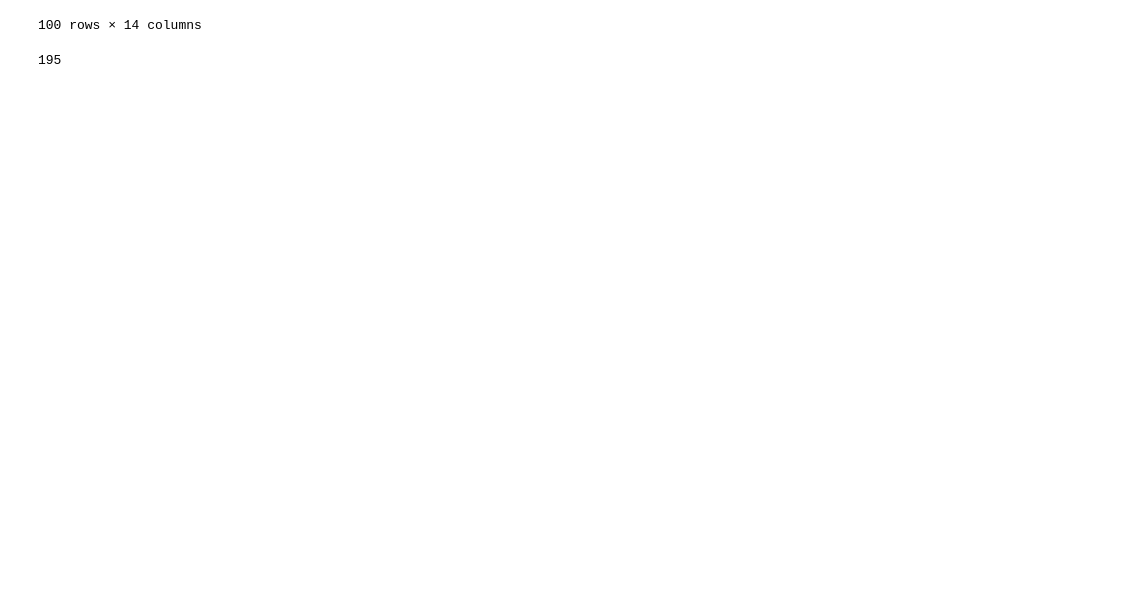
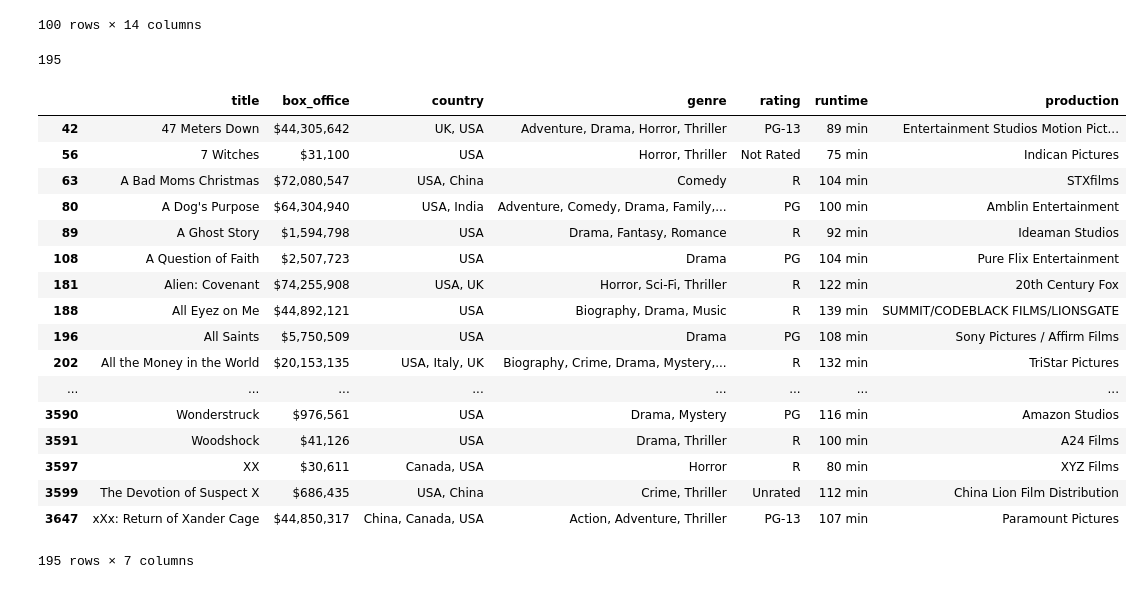
Before and after one commit to rebeca-lamas/machine-learning-project, a Jupyter notebook: Resources/2017_compiling_data/2017_data_cleaning.ipynb, the cells around one changed output. Saved outputs shown, nothing was run; the diff lists cells and outputs as text; code cells hidden in the pictures; blank space fills up the shorter version.

Commit message:
2017 test data

```diff
--- a/Resources/2017_compiling_data/2017_data_cleaning.ipynb
+++ b/Resources/2017_compiling_data/2017_data_cleaning.ipynb
@@ -58,3 +58,26 @@ len(df)
 195
 # %%
 df.to_csv('../data/compiled_2017_data.csv', index=False)
+# %%
+test = df[['title', 'box_office', 'country', 'genre', 'rating', 'runtime', 'production']]
+# %%
+test
+# %% [output]
+|  | title | box_office | country | genre | rating | runtime | production |
+| 42 | 47 Meters Down | $44,305,642 | UK, USA | Adventure, Drama, Horror, Thriller | PG-13 | 89 min | Entertainment Studios Motion Pict... |
+| 56 | 7 Witches | $31,100 | USA | Horror, Thriller | Not Rated | 75 min | Indican Pictures |
+| 63 | A Bad Moms Christmas | $72,080,547 | USA, China | Comedy | R | 104 min | STXfilms |
+| 80 | A Dog's Purpose | $64,304,940 | USA, India | Adventure, Comedy, Drama, Family,... | PG | 100 min | Amblin Entertainment |
+| 89 | A Ghost Story | $1,594,798 | USA | Drama, Fantasy, Romance | R | 92 min | Ideaman Studios |
+| 108 | A Question of Faith | $2,507,723 | USA | Drama | PG | 104 min | Pure Flix Entertainment |
+| 181 | Alien: Covenant | $74,255,908 | USA, UK | Horror, Sci-Fi, Thriller | R | 122 min | 20th Century Fox |
+| 188 | All Eyez on Me | $44,892,121 | USA | Biography, Drama, Music | R | 139 min | SUMMIT/CODEBLACK FILMS/LIONSGATE |
+| 196 | All Saints | $5,750,509 | USA | Drama | PG | 108 min | Sony Pictures / Affirm Films |
+| 202 | All the Money in the World | $20,153,135 | USA, Italy, UK | Biography, Crime, Drama, Mystery,... | R | 132 min | TriStar Pictures |
+| ... | ... | ... | ... | ... | ... | ... | ... |
+| 3590 | Wonderstruck | $976,561 | USA | Drama, Mystery | PG | 116 min | Amazon Studios |
+| 3591 | Woodshock | $41,126 | USA | Drama, Thriller | R | 100 min | A24 Films |
+| 3597 | XX | $30,611 | Canada, USA | Horror | R | 80 min | XYZ Films |
+| 3599 | The Devotion of Suspect X | $686,435 | USA, China | Crime, Thriller | Unrated | 112 min | China Lion Film Distribution |
+| 3647 | xXx: Return of Xander Cage | $44,850,317 | China, Canada, USA | Action, Adventure, Thriller | PG-13 | 107 min | Paramount Pictures |
+195 rows × 7 columns
```
Also changed, not shown: parts of 16 cells of this notebook, 1 other file.
